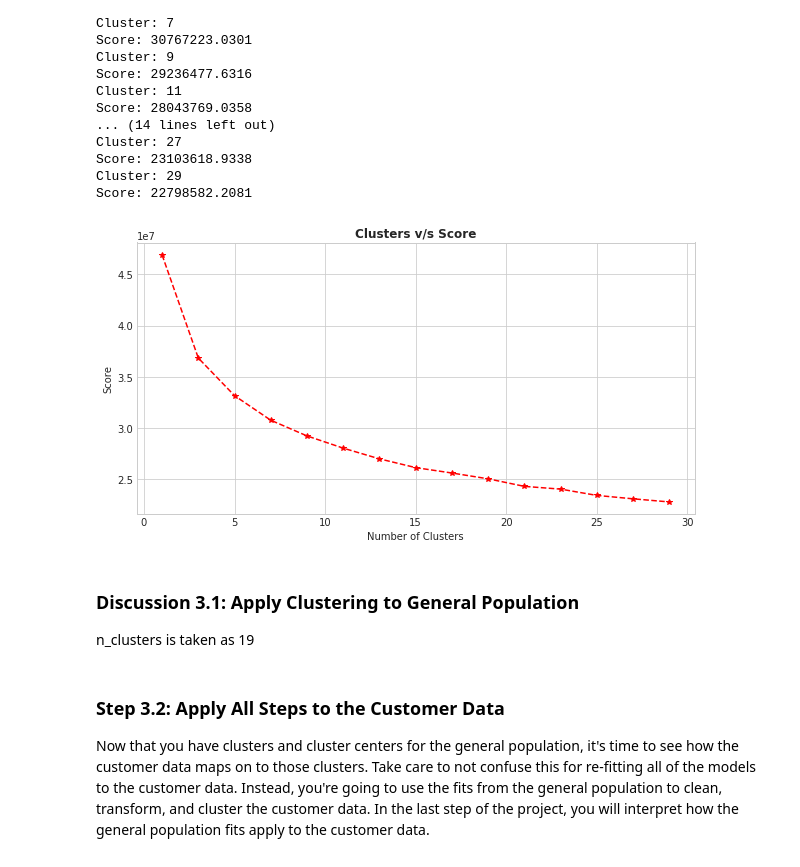
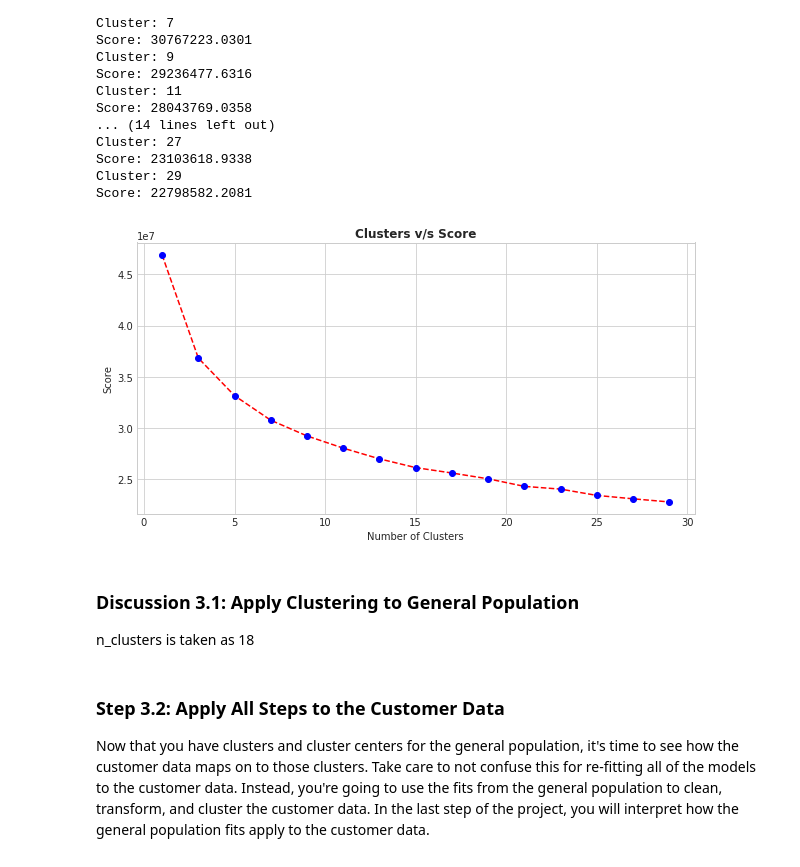
Before and after one commit to Jeet-Mav-zz/Udacity-ML-Introduction-nd, a Jupyter notebook: Creating Customer Segments with Arvato/Identify_Customer_Segments.ipynb, the cells around one changed output. Saved outputs shown, nothing was run; the diff lists cells and outputs as text; code cells hidden in the pictures.

```diff
--- a/Creating Customer Segments with Arvato/Identify_Customer_Segments.ipynb
+++ b/Creating Customer Segments with Arvato/Identify_Customer_Segments.ipynb
@@ -1102,14 +1102,14 @@ Score: 22798582.2081
 # %%
 # Investigate the change in within-cluster distance across number of clusters.
 # HINT: Use matplotlib's plot function to visualize this relationship.
 sns.set_style("whitegrid");
 plt.figure(figsize = (10,5));
-plt.plot(num, scores, linestyle='dashed', marker='*', color = 'r');
+plt.plot(num, scores, linestyle='dashed', marker='o', color = 'r', markersize=6, mfc = 'b', mec = 'b');
 plt.xlabel('Number of Clusters');
 plt.ylabel('Score');
 plt.title('Clusters v/s Score', fontweight = 'bold');
 # %% [output]
-[figure, old version]
+[figure, new version]
 # %%
 # Re-fit the k-means model with the selected number of clusters and obtain
 # cluster predictions for the general population demographics data.
@@ -1119,7 +1119,7 @@ data_pred=model.predict(df_pca)
 # %% [markdown]
 ### Discussion 3.1: Apply Clustering to General Population
 
-n_clusters is taken as 19
+n_clusters is taken as 18
 # %% [markdown]
 ### Step 3.2: Apply All Steps to the Customer Data
 
```
Also changed, not shown: parts of 20 cells of this notebook, 1 other file.
